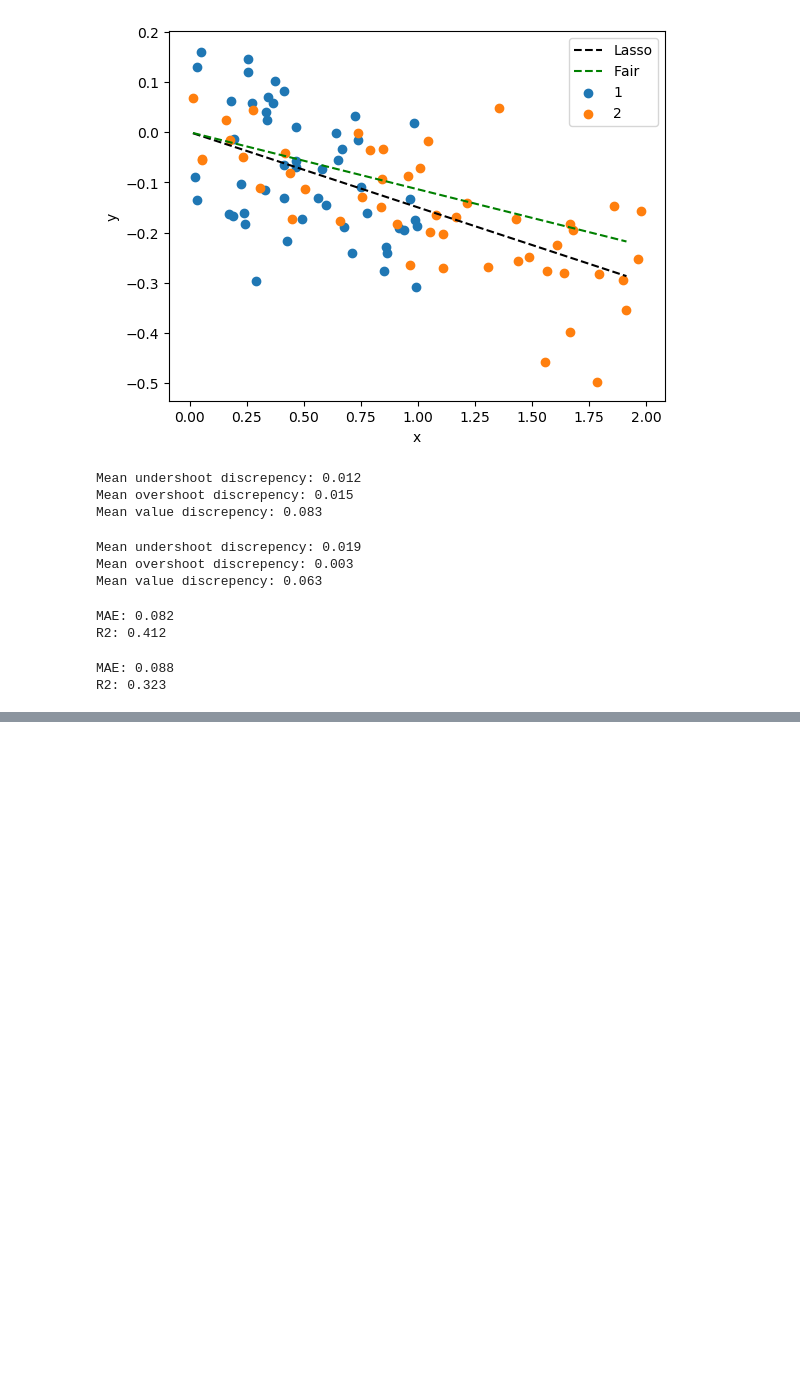
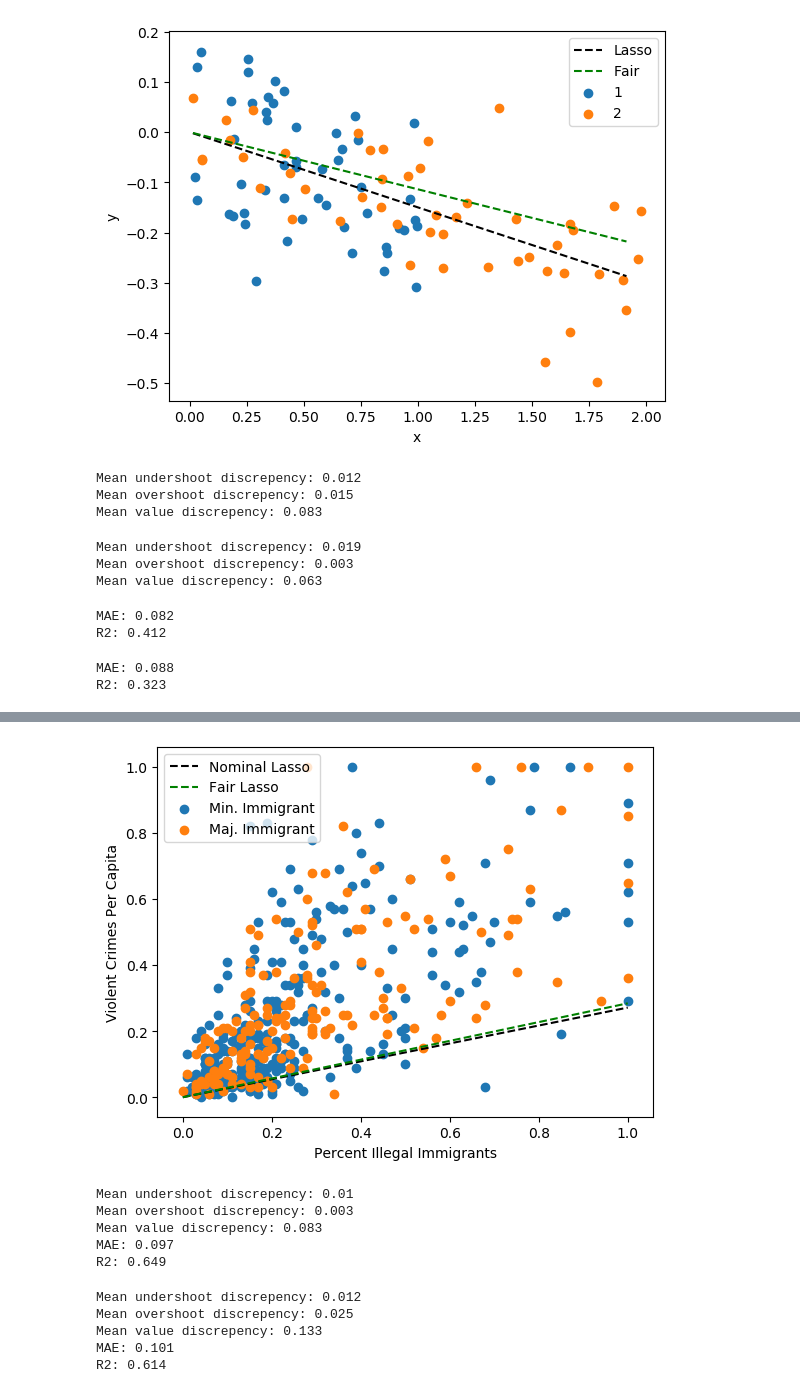
Before and after one commit to jfk35/ML_Team_Project, a Jupyter notebook: test.ipynb, the cells around one changed output, grey strips where cells are left out. Drawn from its saved outputs; the diff is of its cells as text; code cells hidden in the pictures; blank space fills up the shorter version.

```diff
--- a/test.ipynb
+++ b/test.ipynb
@@ -117,0 +272,29 @@ R2: 0.323
+# %%
+testΓ=0
+gammaArray = []
+maeArray =  []
+β = 0
+for j= -4:4
+    for i=1:10
+        testΓ = i*10.0^j
+        β = lasso_regressor(trainX, trainY, Γ = testΓ)
+        yhat = valX*β
+        MAE = calculate_MAE(valY, yhat)
+        push!(gammaArray, testΓ)
+        push!(maeArray, MAE)
+    end
+end
+
+bestΓ = gammaArray[maeArray .== minimum(maeArray)]
+bestΓ = bestΓ[1]
+println(bestΓ)
+
+trainValX = vcat(trainX, valX)
+trainValY = vcat(trainY, valY)
+trainValG = vcat(trainG, valG)
+β = lasso_regressor(trainValX, trainValY, Γ = bestΓ)
+yhat = trainValX *β
+MAE = calculate_MAE(trainValY, yhat)
+calcλ = MAE/(sum((abs(yhat[i])) for i in 1:length(yhat))./length(yhat))
+println(calcλ)
+β_fair = fair_lasso_regressor(trainValX, trainValY, trainValG, θ = 0.5, λ=calcλ, Γ=bestΓ)
@@ -117,0 +316,36 @@ R2: 0.323
+# %%
+p = 2
+parameterToPlot = 1
+Xplot = testX[:,parameterToPlot]
+labelArray = ["Min. Immigrant", "Maj. Immigrant"]
+for k=1:p
+    plt.scatter(Xplot[testG .== k], testY[testG .== k], label=labelArray[k])
+end
+#print(β[5])
+
+X_grid = minimum(Xplot):0.1:maximum(Xplot)
+plt.plot(X_grid, β[parameterToPlot].*X_grid, color="k", linestyle="--", label="Nominal Lasso")
+plt.plot(X_grid, β_fair[parameterToPlot].*X_grid, color="g", linestyle="--", label="Fair Lasso")
+plt.xlabel("Percent Illegal Immigrants")
+plt.ylabel("Violent Crimes Per Capita")
+plt.legend();
+# %% [output]
+[figure, added]
+# %%
+regressor_fairness_summary(trainValX, trainValY, trainValG, β, logger=true);
+regressor_performance_summary(trainValX, trainValY, trainValG, β, logger=true);
+# %% [output]
+Mean undershoot discrepency: 0.01
+Mean overshoot discrepency: 0.003
+Mean value discrepency: 0.083
+MAE: 0.097
+R2: 0.649
+# %%
+regressor_fairness_summary(trainValX, trainValY, trainValG, β_fair, logger=true);
+regressor_performance_summary(trainValX, trainValY, trainValG, β_fair, logger=true);
+# %% [output]
+Mean undershoot discrepency: 0.012
+Mean overshoot discrepency: 0.025
+Mean value discrepency: 0.133
+MAE: 0.101
+R2: 0.614
```
Also changed, not shown: parts of 21 cells of this notebook, 24 other files.
